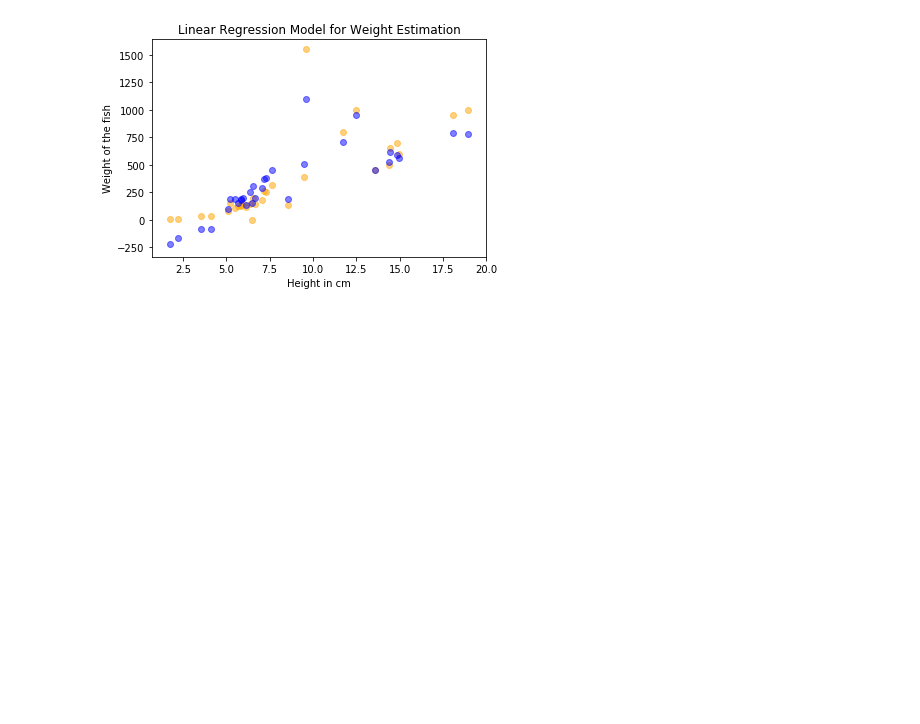
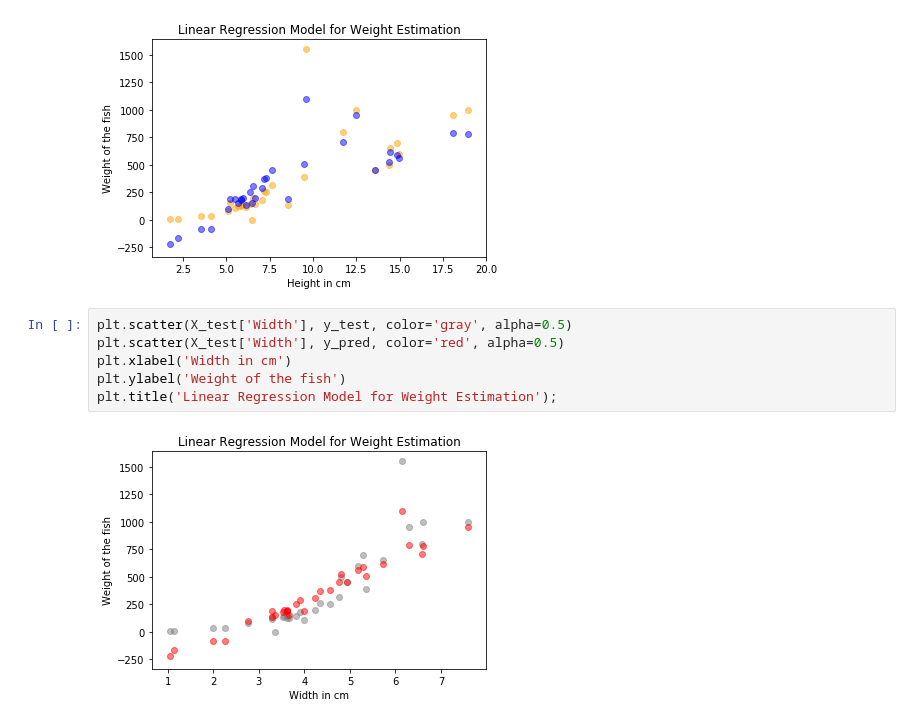
Before and after one commit to roatienza/ml, a Jupyter notebook: linear_algebra/notebook/linear_regression.ipynb, the cells around one changed output. Drawn from its saved outputs; the diff is of its cells as text; blank space fills up the shorter version.

Commit message:
linear regression

```diff
--- a/linear_algebra/notebook/linear_regression.ipynb
+++ b/linear_algebra/notebook/linear_regression.ipynb
@@ -152,3 +195,11 @@ plt.ylabel('Weight of the fish')
 plt.title('Linear Regression Model for Weight Estimation');
 # %% [output]
 [figure]
+# %%
+plt.scatter(X_test['Width'], y_test, color='gray', alpha=0.5)
+plt.scatter(X_test['Width'], y_pred, color='red', alpha=0.5)
+plt.xlabel('Width in cm')
+plt.ylabel('Weight of the fish')
+plt.title('Linear Regression Model for Weight Estimation');
+# %% [output]
+[figure, added]
```
Also changed, not shown: parts of 21 cells of this notebook.
